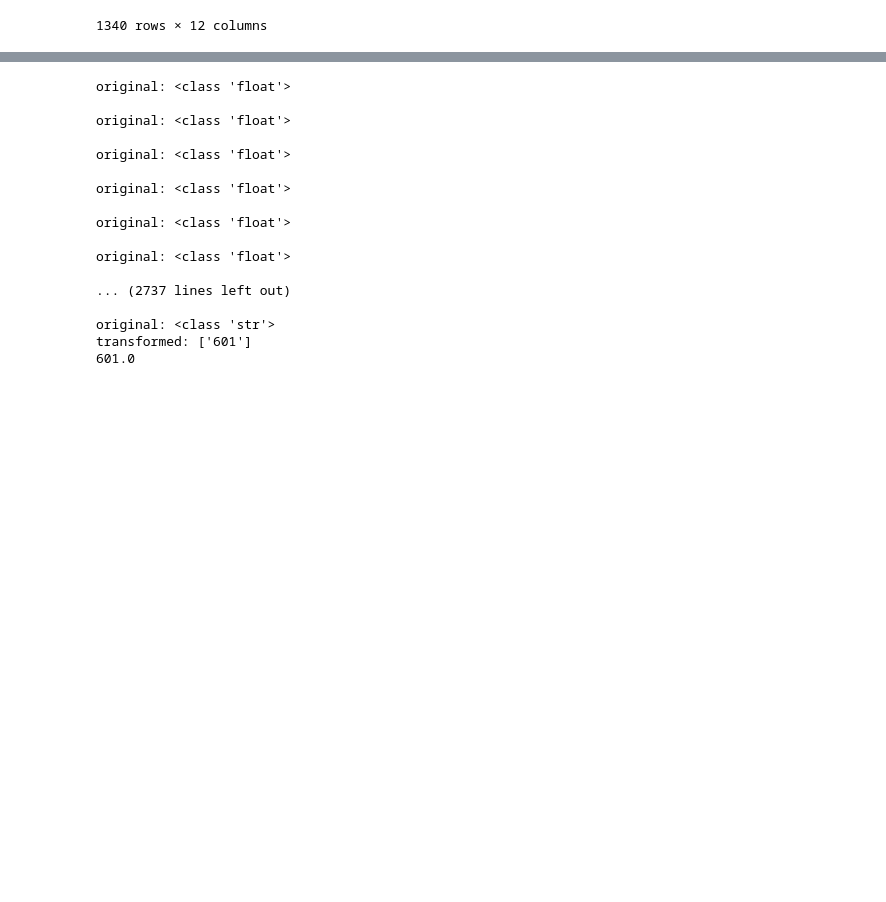
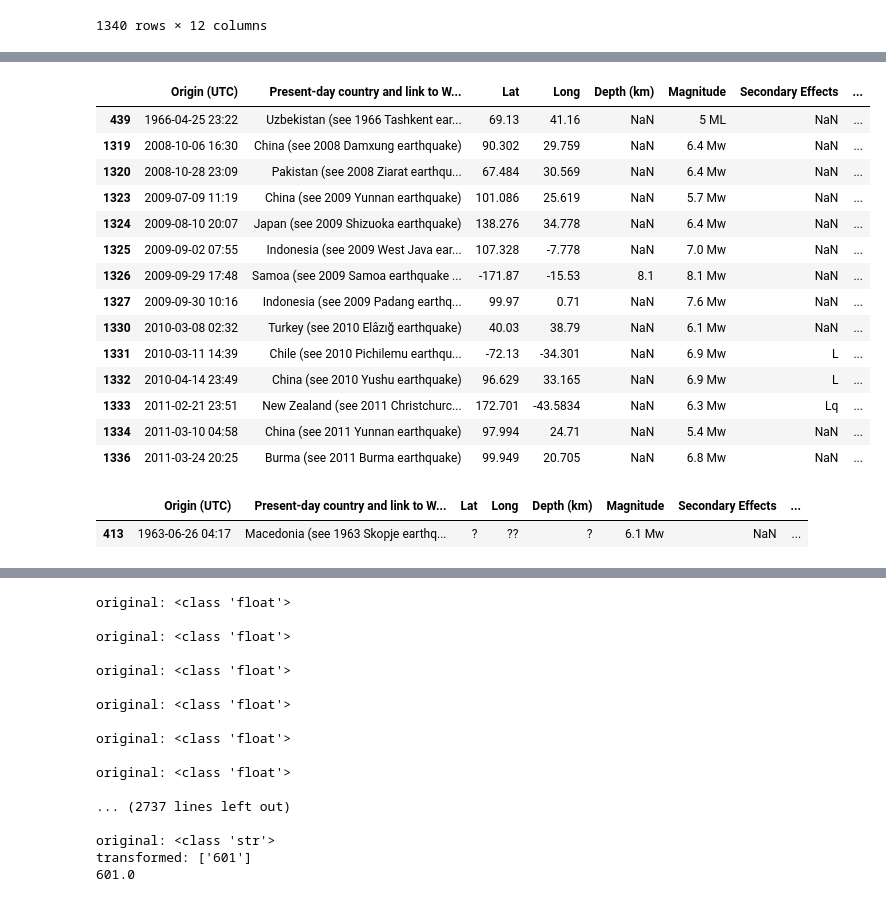
Before and after one commit to smitamisra/StrikingRobo_Earthquakes, a Jupyter notebook: MR_DQ3.ipynb, the cells around one changed output, grey strips where cells are left out. Drawn from its saved outputs; the diff is of its cells as text; code cells hidden in the pictures; blank space fills up the shorter version.

```diff
--- a/MR_DQ3.ipynb
+++ b/MR_DQ3.ipynb
@@ -141,0 +161,51 @@ earthquakes
+# %%
+earthquakes.iloc[439, earthquakes.columns.get_loc('Lat')] = 69.13
+earthquakes.iloc[439, earthquakes.columns.get_loc('Long')] = 41.16
+earthquakes.iloc[1319, earthquakes.columns.get_loc('Lat')] = 90.302
+earthquakes.iloc[1319, earthquakes.columns.get_loc('Long')] = 29.759
+earthquakes.iloc[1320, earthquakes.columns.get_loc('Lat')] = 67.484
+earthquakes.iloc[1320, earthquakes.columns.get_loc('Long')] = 30.569
+earthquakes.iloc[1323, earthquakes.columns.get_loc('Lat')] = 101.086
+earthquakes.iloc[1323, earthquakes.columns.get_loc('Long')] = 25.619
+earthquakes.iloc[1324, earthquakes.columns.get_loc('Lat')] = 138.276
+earthquakes.iloc[1324, earthquakes.columns.get_loc('Long')] = 34.778
+earthquakes.iloc[1325, earthquakes.columns.get_loc('Lat')] = 107.328
+earthquakes.iloc[1325, earthquakes.columns.get_loc('Long')] = -7.778
+earthquakes.iloc[1326, earthquakes.columns.get_loc('Lat')] = -171.87
+earthquakes.iloc[1326, earthquakes.columns.get_loc('Long')] = -15.53
+earthquakes.iloc[1327, earthquakes.columns.get_loc('Lat')] = 99.97
+earthquakes.iloc[1327, earthquakes.columns.get_loc('Long')] = 0.71
+earthquakes.iloc[1330, earthquakes.columns.get_loc('Lat')] = 40.03
+earthquakes.iloc[1330, earthquakes.columns.get_loc('Long')] = 38.79
+earthquakes.iloc[1331, earthquakes.columns.get_loc('Lat')] = -72.13
+earthquakes.iloc[1331, earthquakes.columns.get_loc('Long')] = -34.301
+earthquakes.iloc[1332, earthquakes.columns.get_loc('Lat')] = 96.629
+earthquakes.iloc[1332, earthquakes.columns.get_loc('Long')] = 33.165
+earthquakes.iloc[1333, earthquakes.columns.get_loc('Lat')] = 172.7012
+earthquakes.iloc[1333, earthquakes.columns.get_loc('Long')] = -43.5834
+earthquakes.iloc[1334, earthquakes.columns.get_loc('Lat')] = 97.994
+earthquakes.iloc[1334, earthquakes.columns.get_loc('Long')] = 24.71
+earthquakes.iloc[1336, earthquakes.columns.get_loc('Lat')] = 99.949
+earthquakes.iloc[1336, earthquakes.columns.get_loc('Long')] = 20.705
+earthquakes.iloc[[439, 1319, 1320, 1323, 1324, 1325, 1326, 1327, 1330, 1331, 1332, 1333, 1334, 1336]]
+# %% [output]
+|  | Origin (UTC) | Present-day country and link to W... | Lat | Long | Depth (km) | Magnitude | Secondary Effects | ... |
+| 439 | 1966-04-25 23:22 | Uzbekistan (see 1966 Tashkent ear... | 69.13 | 41.16 | NaN | 5 ML | NaN | ... |
+| 1319 | 2008-10-06 16:30 | China (see 2008 Damxung earthquake) | 90.302 | 29.759 | NaN | 6.4 Mw | NaN | ... |
+| 1320 | 2008-10-28 23:09 | Pakistan (see 2008 Ziarat earthqu... | 67.484 | 30.569 | NaN | 6.4 Mw | NaN | ... |
+| 1323 | 2009-07-09 11:19 | China (see 2009 Yunnan earthquake) | 101.086 | 25.619 | NaN | 5.7 Mw | NaN | ... |
+| 1324 | 2009-08-10 20:07 | Japan (see 2009 Shizuoka earthquake) | 138.276 | 34.778 | NaN | 6.4 Mw | NaN | ... |
+| 1325 | 2009-09-02 07:55 | Indonesia (see 2009 West Java ear... | 107.328 | -7.778 | NaN | 7.0 Mw | NaN | ... |
+| 1326 | 2009-09-29 17:48 | Samoa (see 2009 Samoa earthquake ... | -171.87 | -15.53 | 8.1 | 8.1 Mw | NaN | ... |
+| 1327 | 2009-09-30 10:16 | Indonesia (see 2009 Padang earthq... | 99.97 | 0.71 | NaN | 7.6 Mw | NaN | ... |
+| 1330 | 2010-03-08 02:32 | Turkey (see 2010 Elâzığ earthquake) | 40.03 | 38.79 | NaN | 6.1 Mw | NaN | ... |
+| 1331 | 2010-03-11 14:39 | Chile (see 2010 Pichilemu earthqu... | -72.13 | -34.301 | NaN | 6.9 Mw | L | ... |
+| 1332 | 2010-04-14 23:49 | China (see 2010 Yushu earthquake) | 96.629 | 33.165 | NaN | 6.9 Mw | L | ... |
+| 1333 | 2011-02-21 23:51 | New Zealand (see 2011 Christchurc... | 172.701 | -43.5834 | NaN | 6.3 Mw | Lq | ... |
+| 1334 | 2011-03-10 04:58 | China (see 2011 Yunnan earthquake) | 97.994 | 24.71 | NaN | 5.4 Mw | NaN | ... |
+| 1336 | 2011-03-24 20:25 | Burma (see 2011 Burma earthquake) | 99.949 | 20.705 | NaN | 6.8 Mw | NaN | ... |
+# %%
+earthquakes[earthquakes["Lat"] == "?"]
+# %% [output]
+|  | Origin (UTC) | Present-day country and link to W... | Lat | Long | Depth (km) | Magnitude | Secondary Effects | ... |
+| 413 | 1963-06-26 04:17 | Macedonia (see 1963 Skopje earthq... | ? | ?? | ? | 6.1 Mw | NaN | ... |
```
Also changed, not shown: parts of 8 cells of this notebook, 5 other files.
